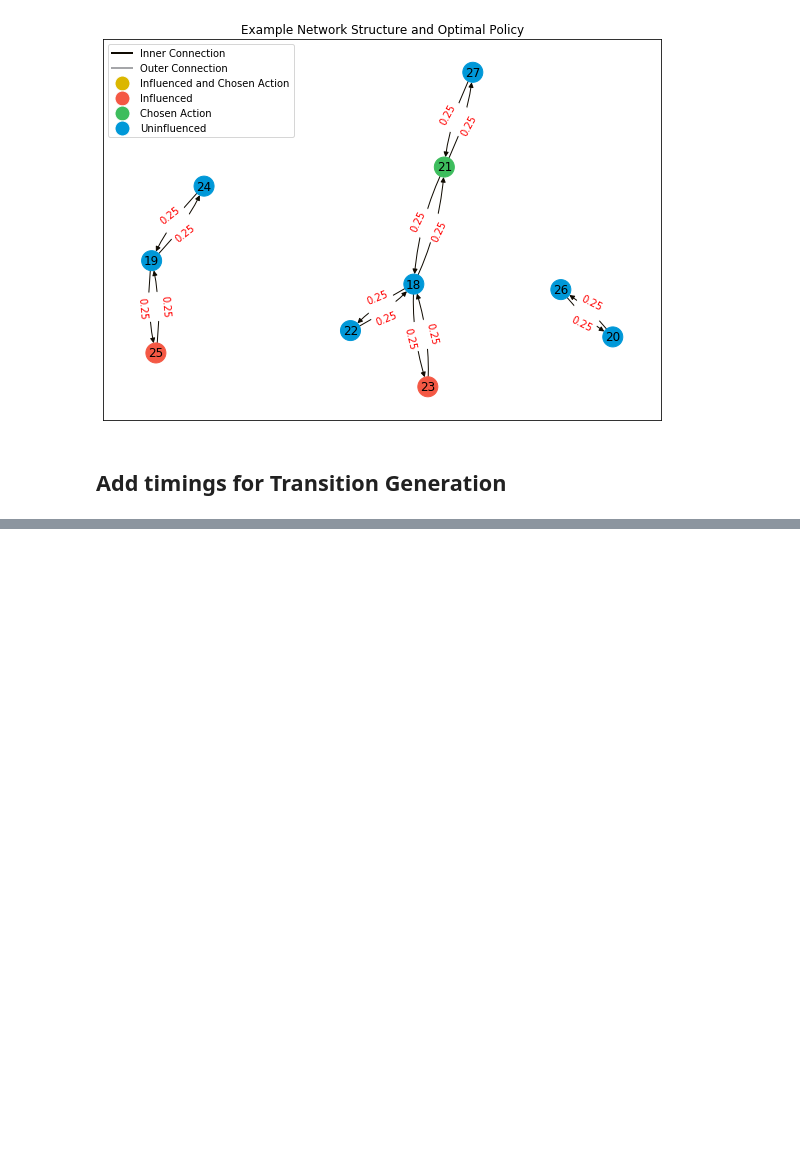
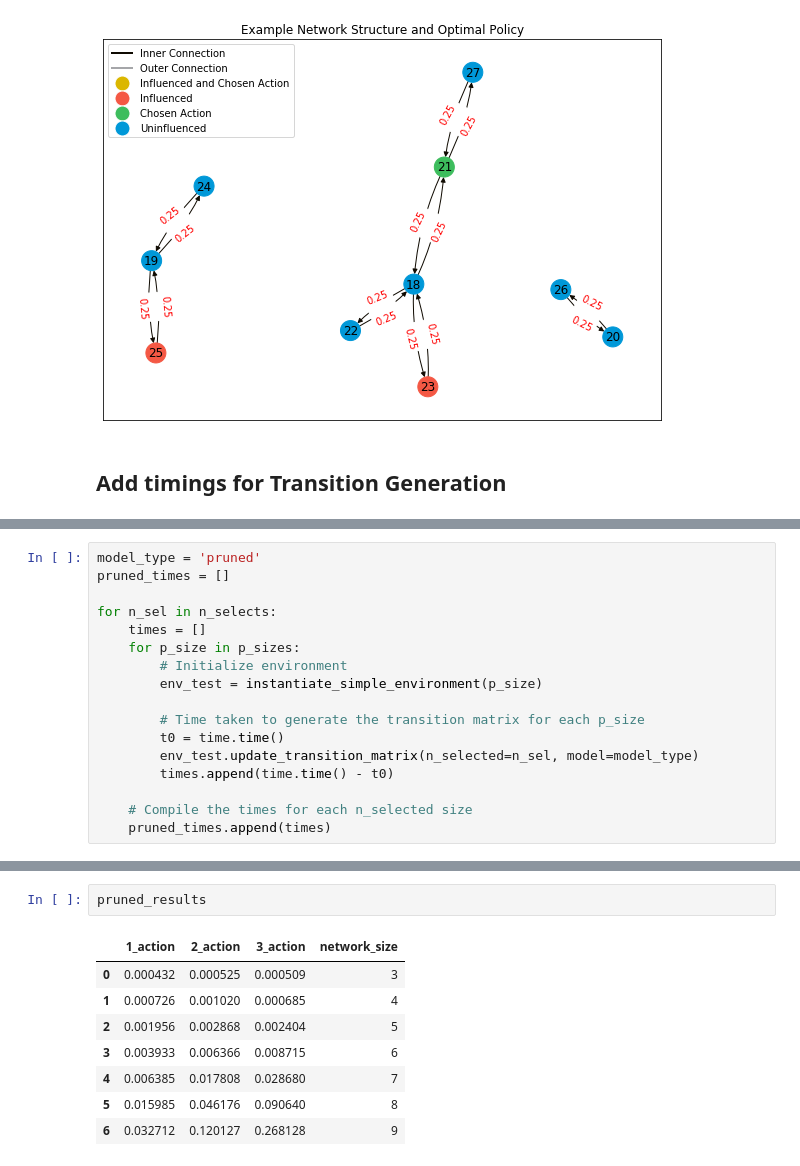
Before and after one commit to gpestre/CS182-final-project, a Jupyter notebook: notebooks/mdp_example.ipynb, the cells around one changed output, grey strips where cells are left out. Drawn from its saved outputs; the diff is of its cells as text; blank space fills up the shorter version.

```diff
--- a/notebooks/mdp_example.ipynb
+++ b/notebooks/mdp_example.ipynb
@@ -255,0 +294,17 @@ plt.show()
+# %%
+model_type = 'pruned'
+pruned_times = []
+
+for n_sel in n_selects:
+    times = []
+    for p_size in p_sizes:
+        # Initialize environment
+        env_test = instantiate_simple_environment(p_size)
+
+        # Time taken to generate the transition matrix for each p_size
+        t0 = time.time()
+        env_test.update_transition_matrix(n_selected=n_sel, model=model_type)
+        times.append(time.time() - t0)
+
+    # Compile the times for each n_selected size
+    pruned_times.append(times)
@@ -255,0 +339,11 @@ plt.show()
+# %%
+pruned_results
+# %% [output]
+|  | 1_action | 2_action | 3_action | network_size |
+| 0 | 0.000432 | 0.000525 | 0.000509 | 3 |
+| 1 | 0.000726 | 0.001020 | 0.000685 | 4 |
+| 2 | 0.001956 | 0.002868 | 0.002404 | 5 |
+| 3 | 0.003933 | 0.006366 | 0.008715 | 6 |
+| 4 | 0.006385 | 0.017808 | 0.028680 | 7 |
+| 5 | 0.015985 | 0.046176 | 0.090640 | 8 |
+| 6 | 0.032712 | 0.120127 | 0.268128 | 9 |
```
Also changed, not shown: parts of 14 cells of this notebook.
